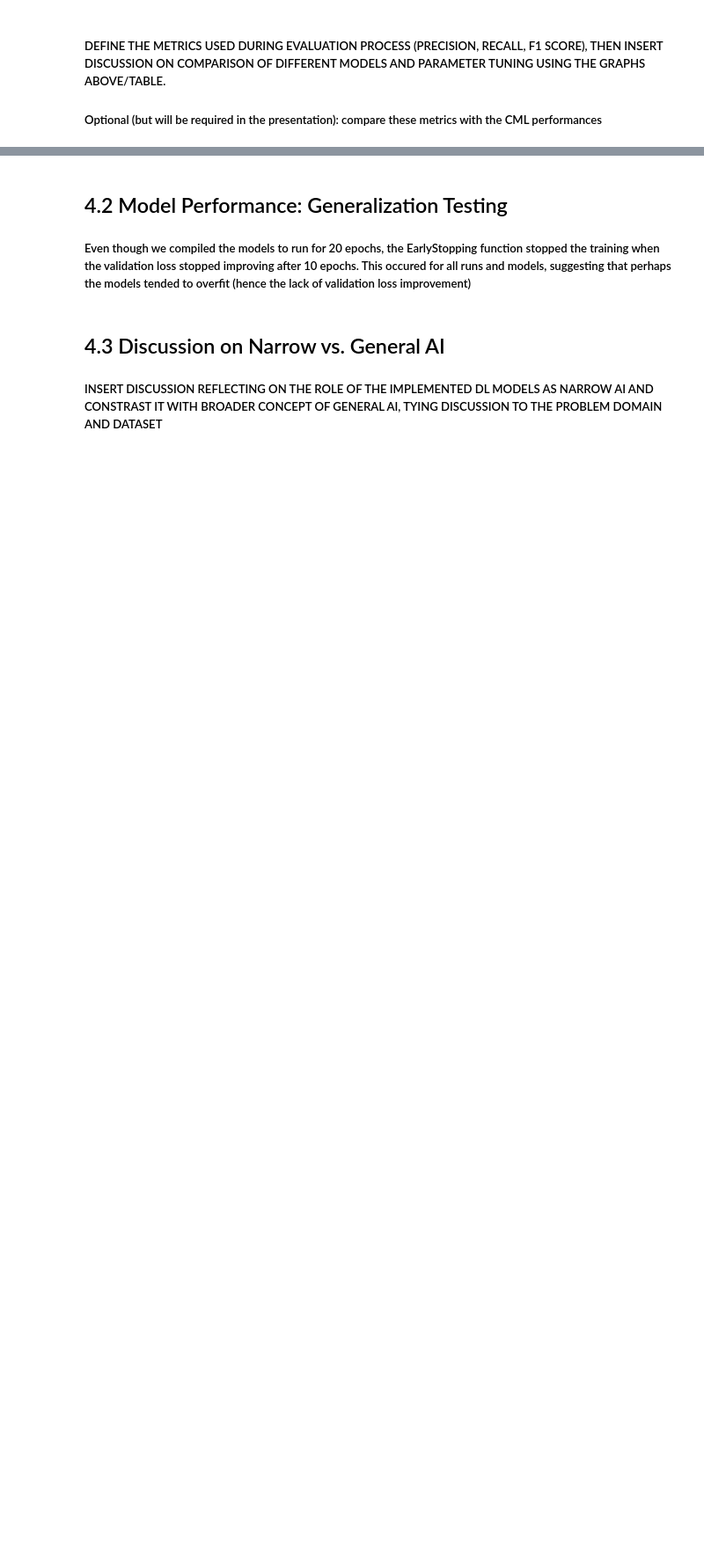
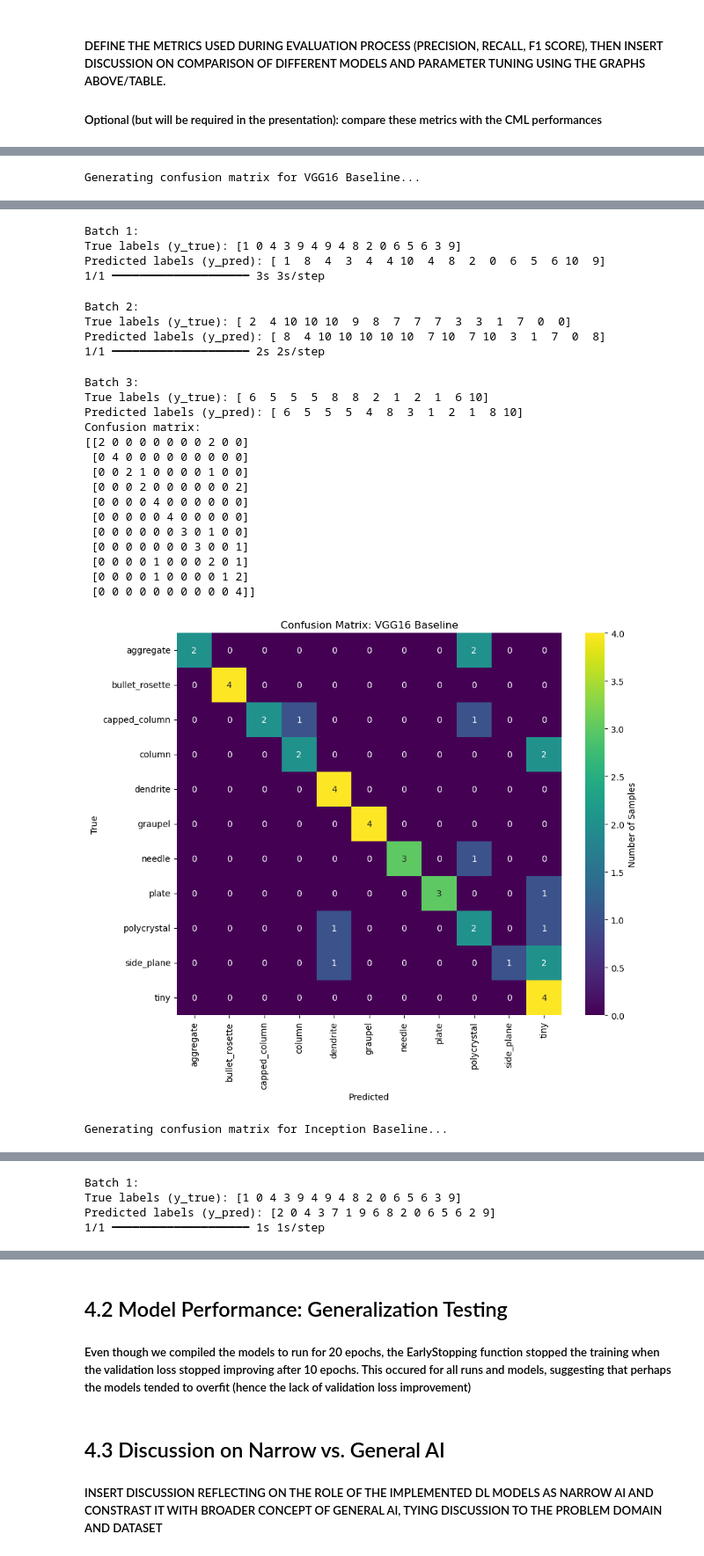
Before and after one commit to UW-MLGEO/MLGeo-2024-Snowflake-Classification, a Jupyter notebook: notebooks/DL_model_architects_evals.ipynb, the cells around one changed output, grey strips where cells are left out. Shown at 88% size. Drawn from its saved outputs; the diff is of its cells as text; code cells hidden in the pictures; blank space fills up the shorter version.

Commit message:
adding confusion matrices

```diff
--- a/notebooks/DL_model_architects_evals.ipynb
+++ b/notebooks/DL_model_architects_evals.ipynb
@@ -1469,0 +1596,19 @@ plot_comparisons_subplots(baseline_results, tuning_results, metrics_to_plot)
+# %%
+# Generate and display confusion matrices
+models_to_evaluate = [
+    {"model": vgg16_custom_model, "name": "VGG16 Baseline"},
+    {"model": inception_custom_model, "name": "Inception Baseline"}
+]
+
+# Loop through models to generate confusion matrices
+for model_info in models_to_evaluate:
+    model = model_info["model"]
+    model_name = model_info["name"]
+
+    print(f"\nGenerating confusion matrix for {model_name}...")
+    cm = generate_confusion_matrix(model, test_generator, label_encoder, model_name)
+
+    # Plot the confusion matrix with the appropriate title
+    plot_confusion_matrix(cm, label_encoder.classes_, f"Confusion Matrix: {model_name}")
+# %% [output]
+Generating confusion matrix for VGG16 Baseline...
@@ -1469,0 +1616,25 @@ plot_comparisons_subplots(baseline_results, tuning_results, metrics_to_plot)
+Batch 1:
+True labels (y_true): [1 0 4 3 9 4 9 4 8 2 0 6 5 6 3 9]
+Predicted labels (y_pred): [ 1  8  4  3  4  4 10  4  8  2  0  6  5  6 10  9]
+1/1 ━━━━━━━━━━━━━━━━━━━━ 3s 3s/step
+Batch 2:
+True labels (y_true): [ 2  4 10 10 10  9  8  7  7  7  3  3  1  7  0  0]
+Predicted labels (y_pred): [ 8  4 10 10 10 10 10  7 10  7 10  3  1  7  0  8]
+1/1 ━━━━━━━━━━━━━━━━━━━━ 2s 2s/step
+Batch 3:
+True labels (y_true): [ 6  5  5  5  8  8  2  1  2  1  6 10]
+Predicted labels (y_pred): [ 6  5  5  5  4  8  3  1  2  1  8 10]
+Confusion matrix:
+[[2 0 0 0 0 0 0 0 2 0 0]
+ [0 4 0 0 0 0 0 0 0 0 0]
+ [0 0 2 1 0 0 0 0 1 0 0]
+ [0 0 0 2 0 0 0 0 0 0 2]
+ [0 0 0 0 4 0 0 0 0 0 0]
+ [0 0 0 0 0 4 0 0 0 0 0]
+ [0 0 0 0 0 0 3 0 1 0 0]
+ [0 0 0 0 0 0 0 3 0 0 1]
+ [0 0 0 0 1 0 0 0 2 0 1]
+ [0 0 0 0 1 0 0 0 0 1 2]
+ [0 0 0 0 0 0 0 0 0 0 4]]
+[figure, added]
+Generating confusion matrix for Inception Baseline...
@@ -1469,0 +1642,4 @@ plot_comparisons_subplots(baseline_results, tuning_results, metrics_to_plot)
+Batch 1:
+True labels (y_true): [1 0 4 3 9 4 9 4 8 2 0 6 5 6 3 9]
+Predicted labels (y_pred): [2 0 4 3 7 1 9 6 8 2 0 6 5 6 2 9]
+1/1 ━━━━━━━━━━━━━━━━━━━━ 1s 1s/step
```
Also changed, not shown: parts of 8 cells of this notebook.
